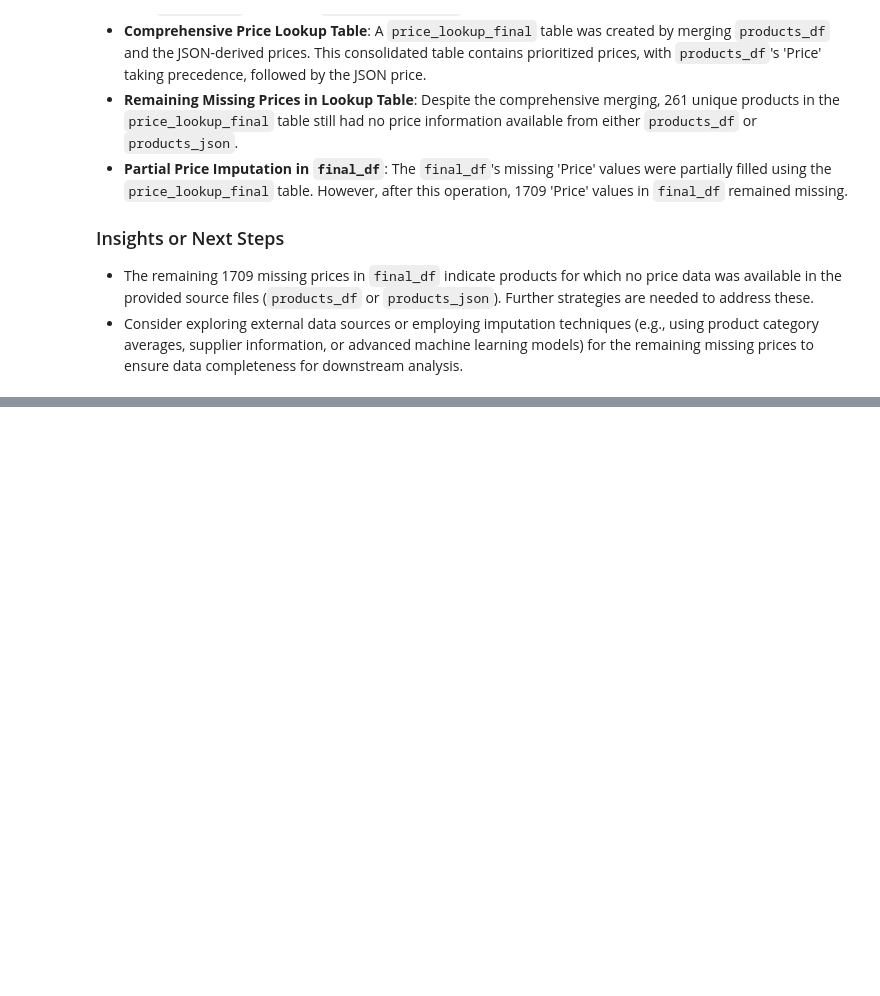
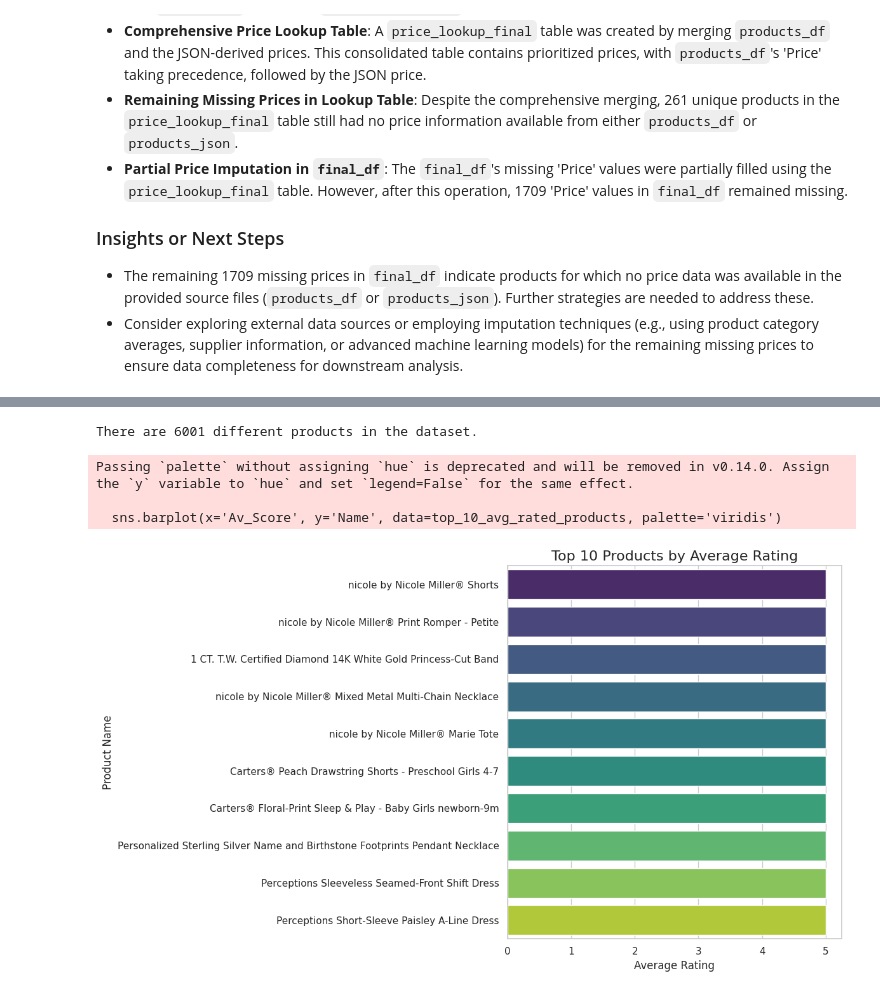
Before and after one commit to Minerva-W/3511419_BD2_Assignment, a Jupyter notebook: BD2_assignment_help.ipynb, the cells around one changed output, grey strips where cells are left out. Cells and saved outputs as stored; diff of their text form; code cells hidden in the pictures; blank space fills up the shorter version.

```diff
--- a/BD2_assignment_help.ipynb
+++ b/BD2_assignment_help.ipynb
@@ -400,0 +474,30 @@ After attempting to price match, check if any 'Price' values are still missing i
+# %%
+num_unique_products = products_df['Name'].nunique()
+print(f"There are {num_unique_products} different products in the dataset.")
+# %% [output]
+There are 6001 different products in the dataset.
+# %%
+import matplotlib.pyplot as plt
+import seaborn as sns
+
+sns.set(style="whitegrid")
+
+# Sort products by average rating in descending order
+product_avg_ratings = products_df.groupby('Name')['Av_Score'].mean().reset_index()
+product_avg_ratings_sorted = product_avg_ratings.sort_values(by='Av_Score', ascending=False)
+
+# Get the top 10 products by average rating
+top_10_avg_rated_products = product_avg_ratings_sorted.head(10)
+
+plt.figure(figsize=(12, 7))
+sns.barplot(x='Av_Score', y='Name', data=top_10_avg_rated_products, palette='viridis')
+plt.title('Top 10 Products by Average Rating', fontsize=16)
+plt.xlabel('Average Rating', fontsize=12)
+plt.ylabel('Product Name', fontsize=12)
+plt.tight_layout()
+plt.show()
+# %% [output]
+Passing `palette` without assigning `hue` is deprecated and will be removed in v0.14.0. Assign the `y` variable to `hue` and set `legend=False` for the same effect.
+
+  sns.barplot(x='Av_Score', y='Name', data=top_10_avg_rated_products, palette='viridis')
+[figure, added]
```
Also changed, not shown: parts of 9 cells of this notebook.
